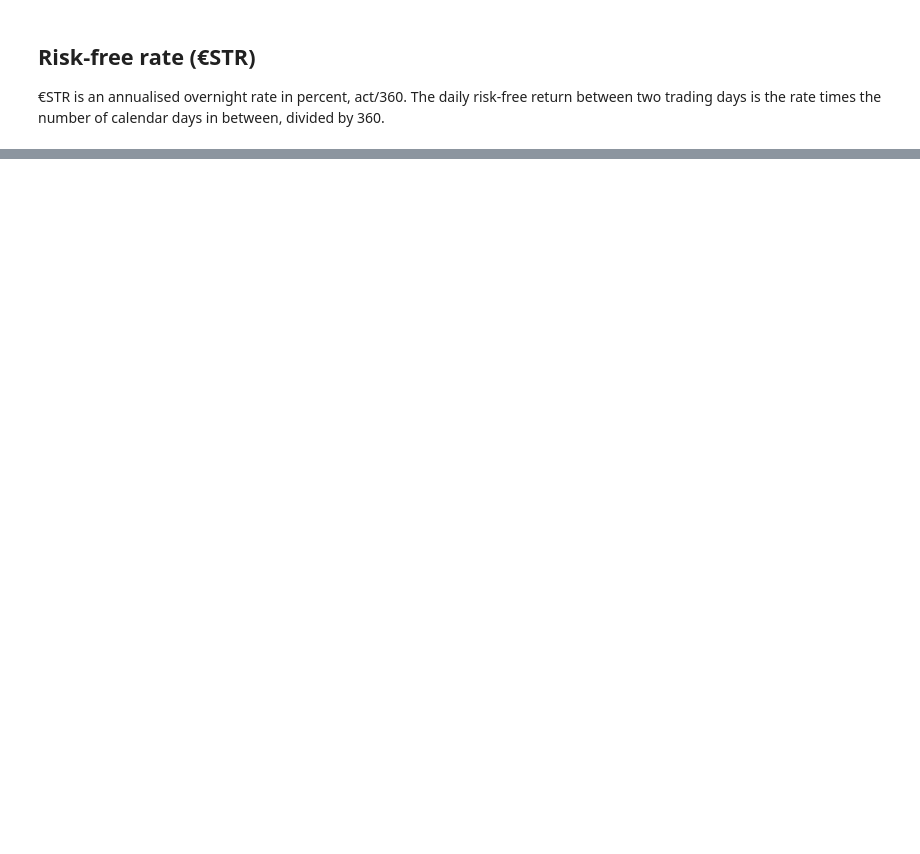
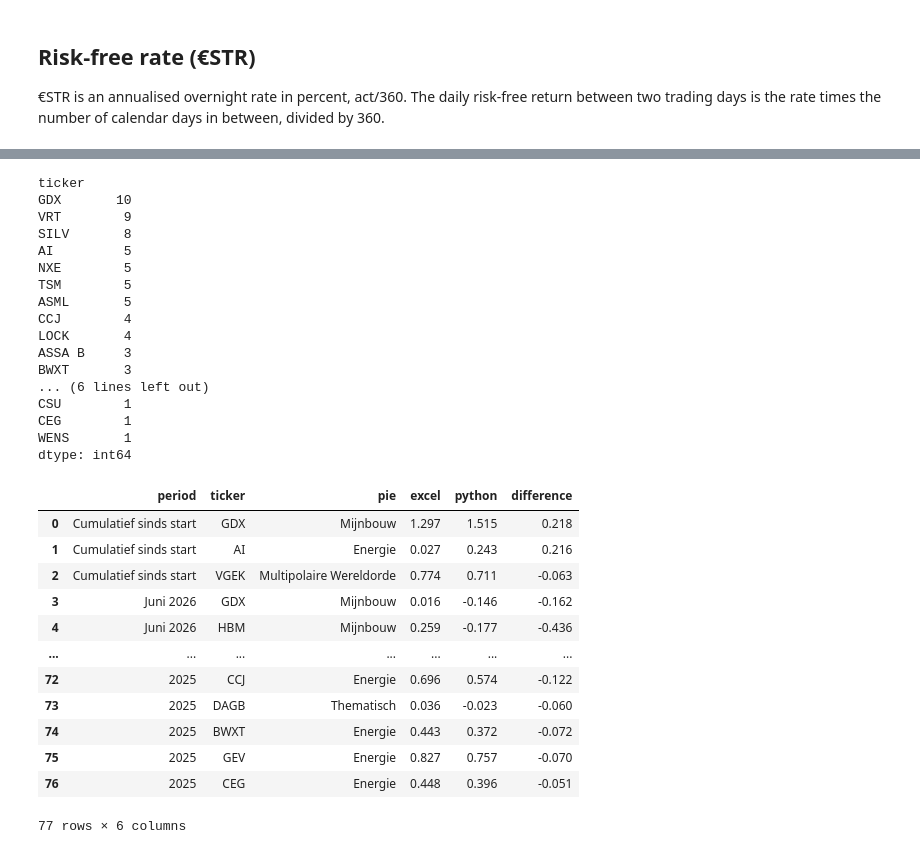
Before and after one commit to caswvandersteen/Investment-Portfolio-Analysis, a Jupyter notebook: notebooks/04_performance.ipynb, the cells around one changed output, grey strips where cells are left out. Drawn from its saved outputs; the diff is of its cells as text; code cells hidden in the pictures; blank space fills up the shorter version.

```diff
--- a/notebooks/04_performance.ipynb
+++ b/notebooks/04_performance.ipynb
@@ -339,2 +297,27 @@ recon[recon["series"] == "Portefeuille"].round(4)
 # %%
-recon.pivot_table(index="series", columns="period", values="difference", sort=False).round(4)
+excel_raw = pd.read_excel(DATA_PATH, sheet_name="Koersdata (EUR)", header=None)
+header_row = excel_raw.index[excel_raw[0] == "Ticker"][0]
+excel_prices = pd.read_excel(DATA_PATH, sheet_name="Koersdata (EUR)", header=header_row)
+excel_prices = excel_prices[excel_prices["Ticker"].notna()].set_index("Ticker")
+date_columns = [c for c in excel_prices.columns if isinstance(c, pd.Timestamp) or hasattr(c, "year")]
+excel_prices = excel_prices[date_columns].apply(pd.to_numeric, errors="coerce").replace(0, np.nan)
+excel_prices.columns = pd.to_datetime(excel_prices.columns)
+
+
+def ticker_reconciliation(start, end):
+    """Price return per holding between two dates: workbook (Koersdata EUR) versus Python (Yahoo, EUR)."""
+    start, end = pd.Timestamp(start), pd.Timestamp(end)
+    idx = returns_price.index
+    t0 = idx[idx <= start].max()
+    t1 = idx[idx <= end].max()
+    window = returns_price.loc[(idx > t0) & (idx <= t1), holdings["ticker"]]
+    started = returns_price.loc[:t0, holdings["ticker"]].notna().any()
+    python = ((1 + window.fillna(0)).prod() - 1).where(started)
+
+    excel = excel_prices[end] / excel_prices[start] - 1
+    out = holdings.set_index("ticker")[["pie", "weight_in_pie"]].copy()
+    out["excel"] = excel.reindex(out.index)
+    out["python"] = python.reindex(out.index)
+    out["difference"] = out["python"] - out["excel"]
+    out["effect_on_pie"] = out["difference"] * out["weight_in_pie"]
+    return out.sort_values("effect_on_pie", key=abs, ascending=False)
@@ -396,0 +339,41 @@ real_full.round(4)
+# %%
+mismatch_frames = []
+for _, row in archief.iterrows():
+    r = ticker_reconciliation(row[1], row[2])
+    r = r[r["difference"].abs() > 0.05]
+    mismatch_frames.append(r.assign(period=row[0]))
+
+mismatches = pd.concat(mismatch_frames).reset_index()
+print(mismatches.groupby("ticker").size().sort_values(ascending=False))
+mismatches[["period", "ticker", "pie", "excel", "python", "difference"]].round(3)
+# %% [output]
+ticker
+GDX       10
+VRT        9
+SILV       8
+AI         5
+NXE        5
+TSM        5
+ASML       5
+CCJ        4
+LOCK       4
+ASSA B     3
+BWXT       3
+... (6 lines left out)
+CSU        1
+CEG        1
+WENS       1
+dtype: int64
+|  | period | ticker | pie | excel | python | difference |
+| 0 | Cumulatief sinds start | GDX | Mijnbouw | 1.297 | 1.515 | 0.218 |
+| 1 | Cumulatief sinds start | AI | Energie | 0.027 | 0.243 | 0.216 |
+| 2 | Cumulatief sinds start | VGEK | Multipolaire Wereldorde | 0.774 | 0.711 | -0.063 |
+| 3 | Juni 2026 | GDX | Mijnbouw | 0.016 | -0.146 | -0.162 |
+| 4 | Juni 2026 | HBM | Mijnbouw | 0.259 | -0.177 | -0.436 |
+| ... | ... | ... | ... | ... | ... | ... |
+| 72 | 2025 | CCJ | Energie | 0.696 | 0.574 | -0.122 |
+| 73 | 2025 | DAGB | Thematisch | 0.036 | -0.023 | -0.060 |
+| 74 | 2025 | BWXT | Energie | 0.443 | 0.372 | -0.072 |
+| 75 | 2025 | GEV | Energie | 0.827 | 0.757 | -0.070 |
+| 76 | 2025 | CEG | Energie | 0.448 | 0.396 | -0.051 |
+77 rows × 6 columns
```
Also changed, not shown: parts of 45 cells of this notebook, 4 other files.
